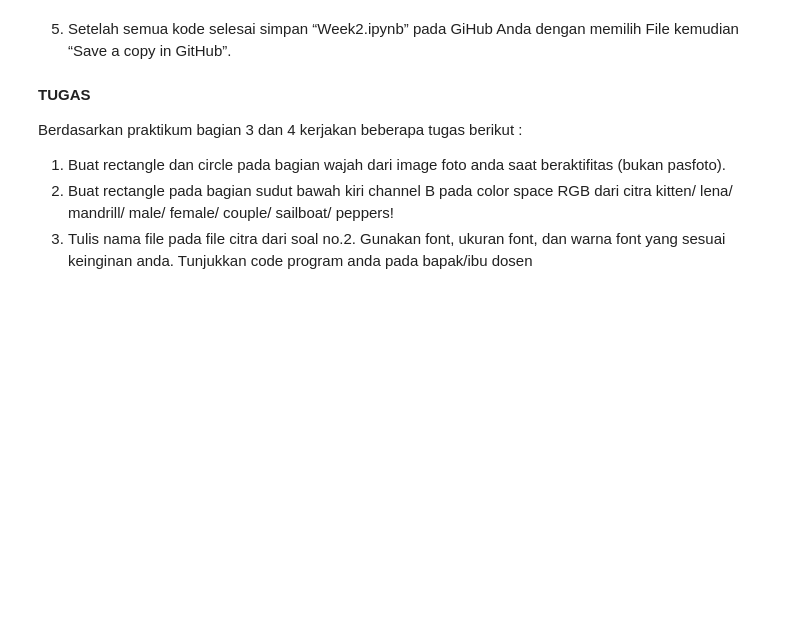
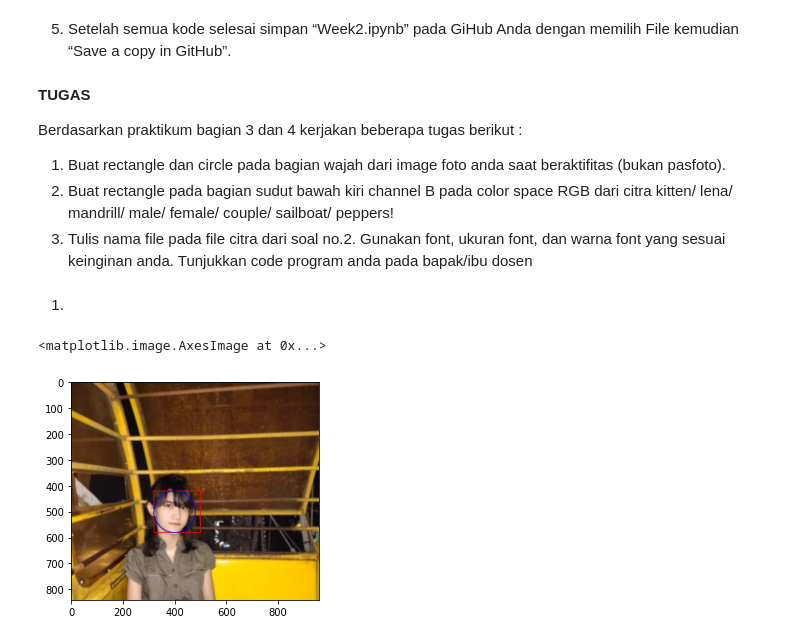
Before and after one commit to lilipolinema/PCVK_Genap_2021, a Jupyter notebook: Week2.ipynb, the cells around one changed output. Drawn from its saved outputs; the diff is of its cells as text; code cells hidden in the pictures; blank space fills up the shorter version.

```diff
--- a/Week2.ipynb
+++ b/Week2.ipynb
@@ -246,3 +255,16 @@ dari citra kitten/ lena/ mandrill/ male/ female/ couple/ sailboat/ peppers!
 3. Tulis nama file pada file citra dari soal no.2. Gunakan font, ukuran font, dan
 warna font yang sesuai keinginan anda.
 Tunjukkan code program anda pada bapak/ibu dosen
+# %% [markdown]
+1.
+# %%
+poto = cv.imread('/content/drive/MyDrive/PCVK/poto.jpeg')
+img10 = cv.cvtColor(poto,cv.COLOR_BGR2RGB)
+
+cv.rectangle(img10, pt1=(500,420), pt2=(320,580),color=(255,0,0),thickness=2)
+cv.circle(img10, center=(400,500), radius=80,color=(0,0,255),thickness=2)
+
+plt.imshow(img10)
+# %% [output]
+<matplotlib.image.AxesImage at 0x...>
+[figure, added]
```
Also changed, not shown: parts of 10 cells of this notebook.
